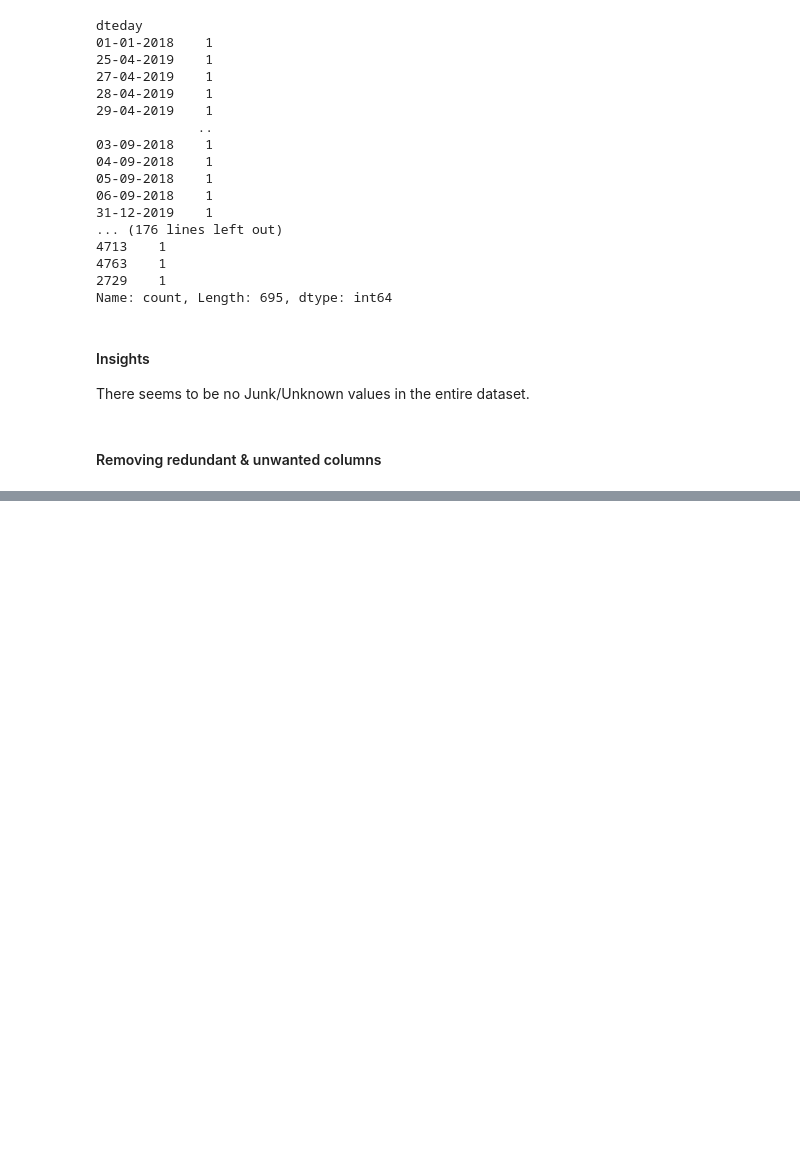
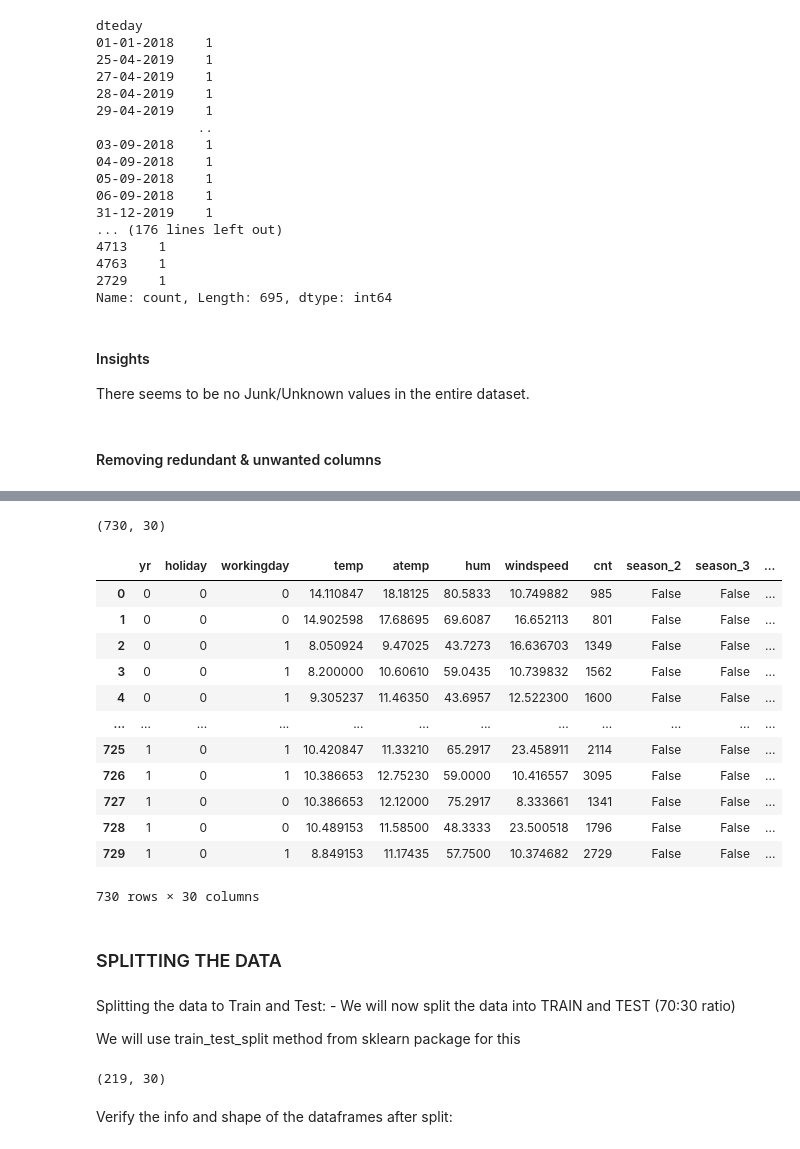
Before and after one commit to ahmedaboutaib/Machine_Learning_RL_Multiple, a Jupyter notebook: Project2_BikeSharing_MLR/Bike_Sharing.ipynb, the cells around one changed output, grey strips where cells are left out. Saved outputs shown, nothing was run; the diff lists cells and outputs as text; code cells hidden in the pictures; blank space fills up the shorter version.

```diff
--- a/Project2_BikeSharing_MLR/Bike_Sharing.ipynb
+++ b/Project2_BikeSharing_MLR/Bike_Sharing.ipynb
@@ -309,0 +325,26 @@ bike_new.shape
+# %%
+bike_new.shape
+# %% [output]
+(730, 30)
+# %%
+bike_new
+# %% [output]
+|  | yr | holiday | workingday | temp | atemp | hum | windspeed | cnt | season_2 | season_3 | ... |
+| 0 | 0 | 0 | 0 | 14.110847 | 18.18125 | 80.5833 | 10.749882 | 985 | False | False | ... |
+| 1 | 0 | 0 | 0 | 14.902598 | 17.68695 | 69.6087 | 16.652113 | 801 | False | False | ... |
+| 2 | 0 | 0 | 1 | 8.050924 | 9.47025 | 43.7273 | 16.636703 | 1349 | False | False | ... |
+| 3 | 0 | 0 | 1 | 8.200000 | 10.60610 | 59.0435 | 10.739832 | 1562 | False | False | ... |
+| 4 | 0 | 0 | 1 | 9.305237 | 11.46350 | 43.6957 | 12.522300 | 1600 | False | False | ... |
+| ... | ... | ... | ... | ... | ... | ... | ... | ... | ... | ... | ... |
+| 725 | 1 | 0 | 1 | 10.420847 | 11.33210 | 65.2917 | 23.458911 | 2114 | False | False | ... |
+| 726 | 1 | 0 | 1 | 10.386653 | 12.75230 | 59.0000 | 10.416557 | 3095 | False | False | ... |
+| 727 | 1 | 0 | 0 | 10.386653 | 12.12000 | 75.2917 | 8.333661 | 1341 | False | False | ... |
+| 728 | 1 | 0 | 0 | 10.489153 | 11.58500 | 48.3333 | 23.500518 | 1796 | False | False | ... |
+| 729 | 1 | 0 | 1 | 8.849153 | 11.17435 | 57.7500 | 10.374682 | 2729 | False | False | ... |
+730 rows × 30 columns
+# %% [markdown]
+### SPLITTING THE DATA
+# %% [markdown]
+Splitting the data to Train and Test: - We will now split the data into TRAIN and TEST (70:30 ratio)
+
+We will use train_test_split method from sklearn package for this
@@ -309,0 +358,6 @@ bike_new.shape
+# %%
+df_test.shape
+# %% [output]
+(219, 30)
+# %% [markdown]
+Verify the info and shape of the dataframes after split:
```
Also changed, not shown: parts of 52 cells of this notebook.
